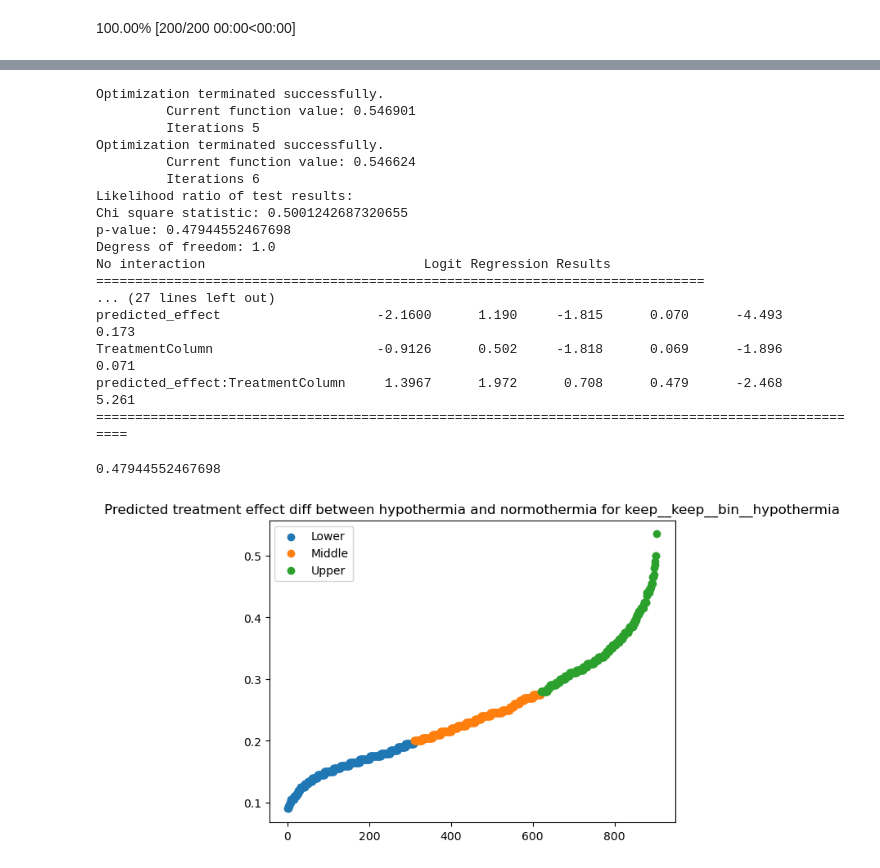
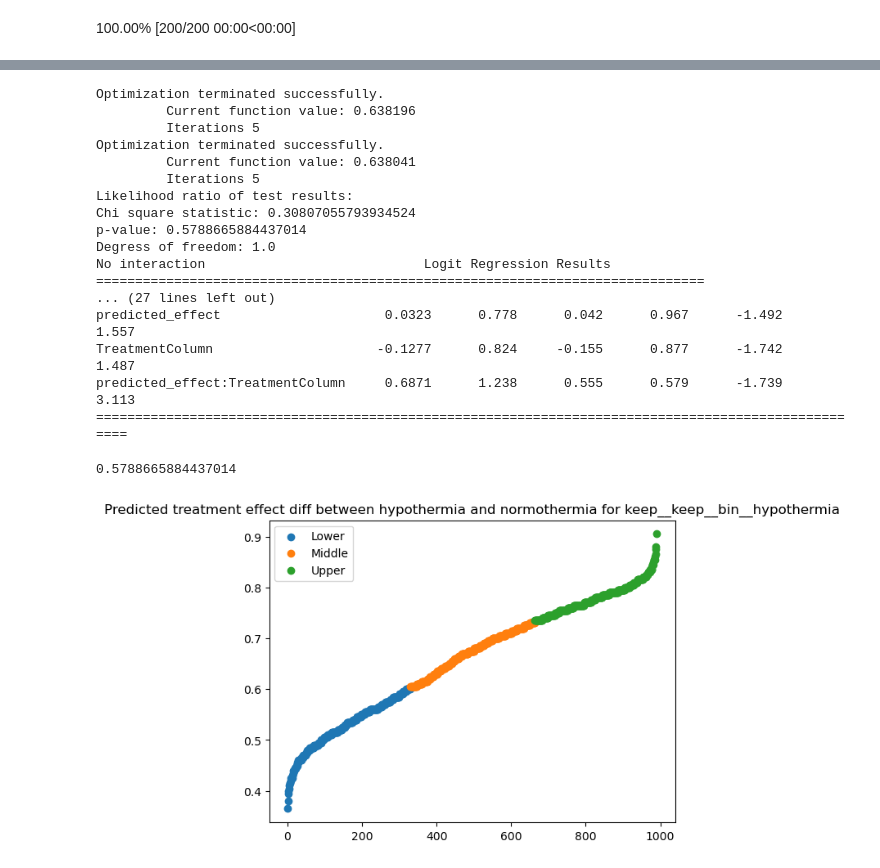
Before and after one commit to michelraskin/ttmhte, a Jupyter notebook: pmap/PMAPAnalysisBART.ipynb, the cells around one changed output, grey strips where cells are left out. Drawn from its saved outputs; the diff is of its cells as text; code cells hidden in the pictures.

```diff
--- a/pmap/PMAPAnalysisBART.ipynb
+++ b/pmap/PMAPAnalysisBART.ipynb
@@ -69,7 +69,7 @@ from mlxtend.feature_selection import SequentialFeatureSelector as SFS
 from PMAPUtil import *
 # %%
 myTreatmentColumn = 'hypothermia'
-myPredictorsDf, X_train, X_test, y_train, y_test = getTrainTestFunctions(aPredictedColumn = 'LastMGCSPositive',
+myPredictorsDf, X_train, X_test, y_train, y_test = getTrainTestFunctions(aPredictedColumn = 'death_at_disch',
                                                                          aTreatmentColumn = myTreatmentColumn, aSkipTemp = True)
 # %%
 def getCovariatePreprocessor(aKeepColumns):
@@ -219,24 +251,24 @@ myNewDf = pd.DataFrame()
 myNewDf['predicted_effect'] = myYPred
 # %%
 low_third, upper_third, myNewDf = plotPredictedTreatmentEffect(myNewDf, 'keep__keep__bin__hypothermia')
-getTreatmentEffectDiffDataFrame(X_train_transf.reset_index(), y_train.reset_index(), myNewDf.reset_index(), 'LastMGCSPositive', 'keep__keep__bin__hypothermia', False)
+getTreatmentEffectDiffDataFrame(X_train_transf.reset_index(), y_train.reset_index(), myNewDf.reset_index(), 'death_at_disch', 'keep__keep__bin__hypothermia', False)
 # %% [output]
 Optimization terminated successfully.
-         Current function value: 0.546901
+         Current function value: 0.638196
          Iterations 5
 Optimization terminated successfully.
-         Current function value: 0.546624
-         Iterations 6
+         Current function value: 0.638041
+         Iterations 5
 Likelihood ratio of test results:
-Chi square statistic: 0.5001242687320655
-p-value: 0.47944552467698
+Chi square statistic: 0.30807055793934524
+p-value: 0.5788665884437014
 Degress of freedom: 1.0
 No interaction                            Logit Regression Results
 ==============================================================================
 ... (27 lines left out)
-predicted_effect                    -2.1600      1.190     -1.815      0.070      -4.493       0.173
-TreatmentColumn                     -0.9126      0.502     -1.818      0.069      -1.896       0.071
-predicted_effect:TreatmentColumn     1.3967      1.972      0.708      0.479      -2.468       5.261
+predicted_effect                     0.0323      0.778      0.042      0.967      -1.492       1.557
+TreatmentColumn                     -0.1277      0.824     -0.155      0.877      -1.742       1.487
+predicted_effect:TreatmentColumn     0.6871      1.238      0.555      0.579      -1.739       3.113
 ====================================================================================================
-0.47944552467698
+0.5788665884437014
-[figure, old version]
+[figure, new version]
```
Also changed, not shown: parts of 5 cells of this notebook, 13 other files.
